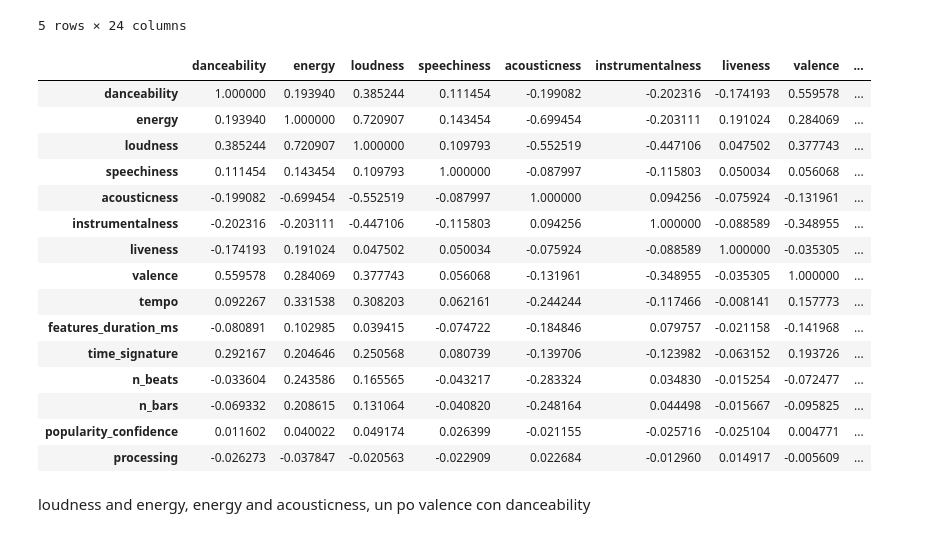
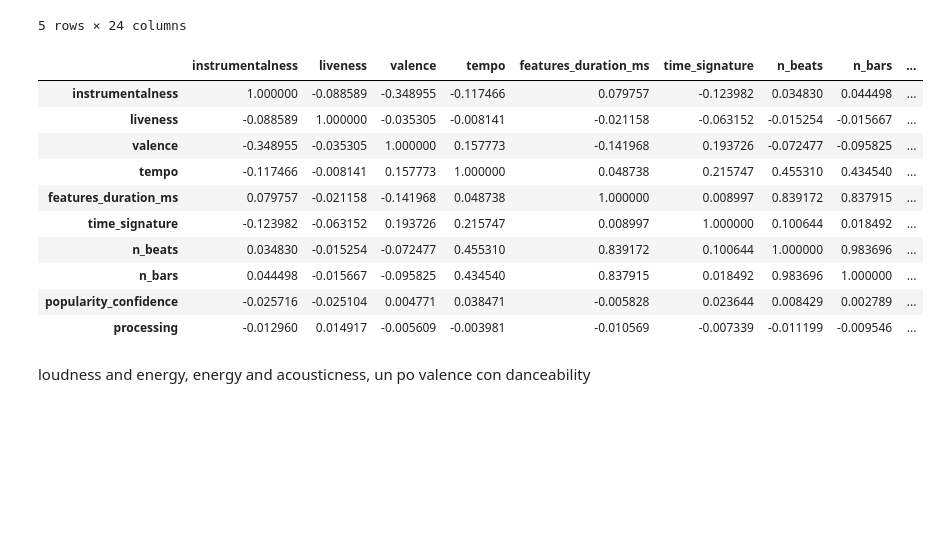
Before and after one commit to luigiascio/Data-Mining-I, a Jupyter notebook: Data Mining.ipynb, the cells around one changed output. Saved outputs shown, nothing was run; the diff lists cells and outputs as text; code cells hidden in the pictures; blank space fills up the shorter version.

```diff
--- a/Data Mining.ipynb
+++ b/Data Mining.ipynb
@@ -15,30 +15,25 @@ df.head()
 | 4 | Thunderground | 307651 | False | 25 | The Darkraver;DJ Vince | Happy Hardcore Top 100 | 0.643 | 0.687 | 7 | ... |
 5 rows × 24 columns
 # %%
-columns = [ 'danceability', 'energy', 'loudness',
-           'speechiness', 'acousticness', 'instrumentalness', 'liveness',
+columns = [
+            'instrumentalness', 'liveness',
            'valence', 'tempo', 'features_duration_ms', 'time_signature', 'n_beats',
            'n_bars', 'popularity_confidence', 'processing']
 
 correlation = df[columns].corr()
 correlation
 # %% [output]
-|  | danceability | energy | loudness | speechiness | acousticness | instrumentalness | liveness | valence | ... |
-| danceability | 1.000000 | 0.193940 | 0.385244 | 0.111454 | -0.199082 | -0.202316 | -0.174193 | 0.559578 | ... |
-| energy | 0.193940 | 1.000000 | 0.720907 | 0.143454 | -0.699454 | -0.203111 | 0.191024 | 0.284069 | ... |
-| loudness | 0.385244 | 0.720907 | 1.000000 | 0.109793 | -0.552519 | -0.447106 | 0.047502 | 0.377743 | ... |
-| speechiness | 0.111454 | 0.143454 | 0.109793 | 1.000000 | -0.087997 | -0.115803 | 0.050034 | 0.056068 | ... |
-| acousticness | -0.199082 | -0.699454 | -0.552519 | -0.087997 | 1.000000 | 0.094256 | -0.075924 | -0.131961 | ... |
-| instrumentalness | -0.202316 | -0.203111 | -0.447106 | -0.115803 | 0.094256 | 1.000000 | -0.088589 | -0.348955 | ... |
-| liveness | -0.174193 | 0.191024 | 0.047502 | 0.050034 | -0.075924 | -0.088589 | 1.000000 | -0.035305 | ... |
-| valence | 0.559578 | 0.284069 | 0.377743 | 0.056068 | -0.131961 | -0.348955 | -0.035305 | 1.000000 | ... |
-| tempo | 0.092267 | 0.331538 | 0.308203 | 0.062161 | -0.244244 | -0.117466 | -0.008141 | 0.157773 | ... |
-| features_duration_ms | -0.080891 | 0.102985 | 0.039415 | -0.074722 | -0.184846 | 0.079757 | -0.021158 | -0.141968 | ... |
-| time_signature | 0.292167 | 0.204646 | 0.250568 | 0.080739 | -0.139706 | -0.123982 | -0.063152 | 0.193726 | ... |
-| n_beats | -0.033604 | 0.243586 | 0.165565 | -0.043217 | -0.283324 | 0.034830 | -0.015254 | -0.072477 | ... |
-| n_bars | -0.069332 | 0.208615 | 0.131064 | -0.040820 | -0.248164 | 0.044498 | -0.015667 | -0.095825 | ... |
-| popularity_confidence | 0.011602 | 0.040022 | 0.049174 | 0.026399 | -0.021155 | -0.025716 | -0.025104 | 0.004771 | ... |
-| processing | -0.026273 | -0.037847 | -0.020563 | -0.022909 | 0.022684 | -0.012960 | 0.014917 | -0.005609 | ... |
+|  | instrumentalness | liveness | valence | tempo | features_duration_ms | time_signature | n_beats | n_bars | ... |
+| instrumentalness | 1.000000 | -0.088589 | -0.348955 | -0.117466 | 0.079757 | -0.123982 | 0.034830 | 0.044498 | ... |
+| liveness | -0.088589 | 1.000000 | -0.035305 | -0.008141 | -0.021158 | -0.063152 | -0.015254 | -0.015667 | ... |
+| valence | -0.348955 | -0.035305 | 1.000000 | 0.157773 | -0.141968 | 0.193726 | -0.072477 | -0.095825 | ... |
+| tempo | -0.117466 | -0.008141 | 0.157773 | 1.000000 | 0.048738 | 0.215747 | 0.455310 | 0.434540 | ... |
+| features_duration_ms | 0.079757 | -0.021158 | -0.141968 | 0.048738 | 1.000000 | 0.008997 | 0.839172 | 0.837915 | ... |
+| time_signature | -0.123982 | -0.063152 | 0.193726 | 0.215747 | 0.008997 | 1.000000 | 0.100644 | 0.018492 | ... |
+| n_beats | 0.034830 | -0.015254 | -0.072477 | 0.455310 | 0.839172 | 0.100644 | 1.000000 | 0.983696 | ... |
+| n_bars | 0.044498 | -0.015667 | -0.095825 | 0.434540 | 0.837915 | 0.018492 | 0.983696 | 1.000000 | ... |
+| popularity_confidence | -0.025716 | -0.025104 | 0.004771 | 0.038471 | -0.005828 | 0.023644 | 0.008429 | 0.002789 | ... |
+| processing | -0.012960 | 0.014917 | -0.005609 | -0.003981 | -0.010569 | -0.007339 | -0.011199 | -0.009546 | ... |
 # %% [markdown]
 loudness and energy, energy and acousticness, un po valence con danceability
 # %%
```
